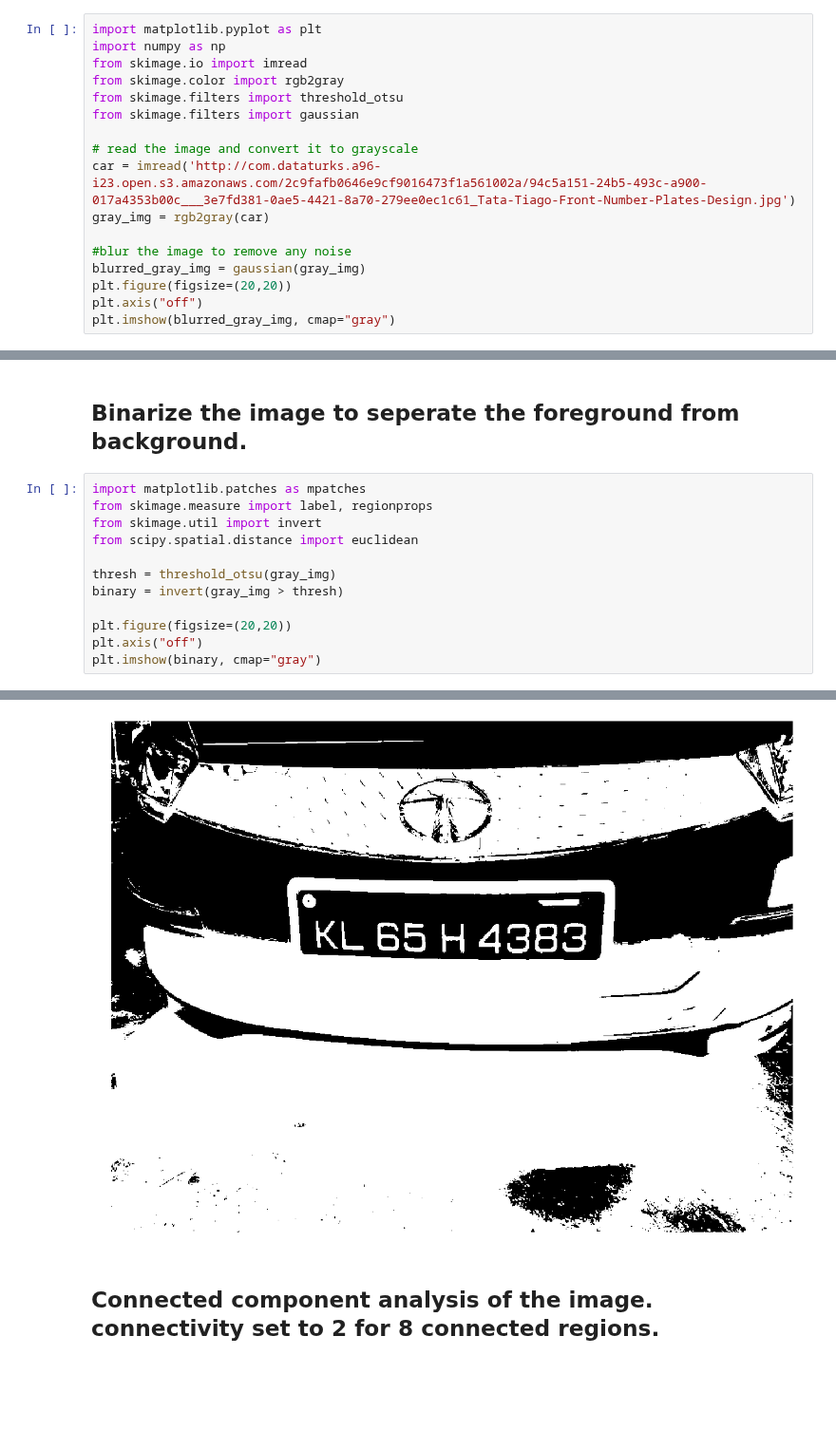
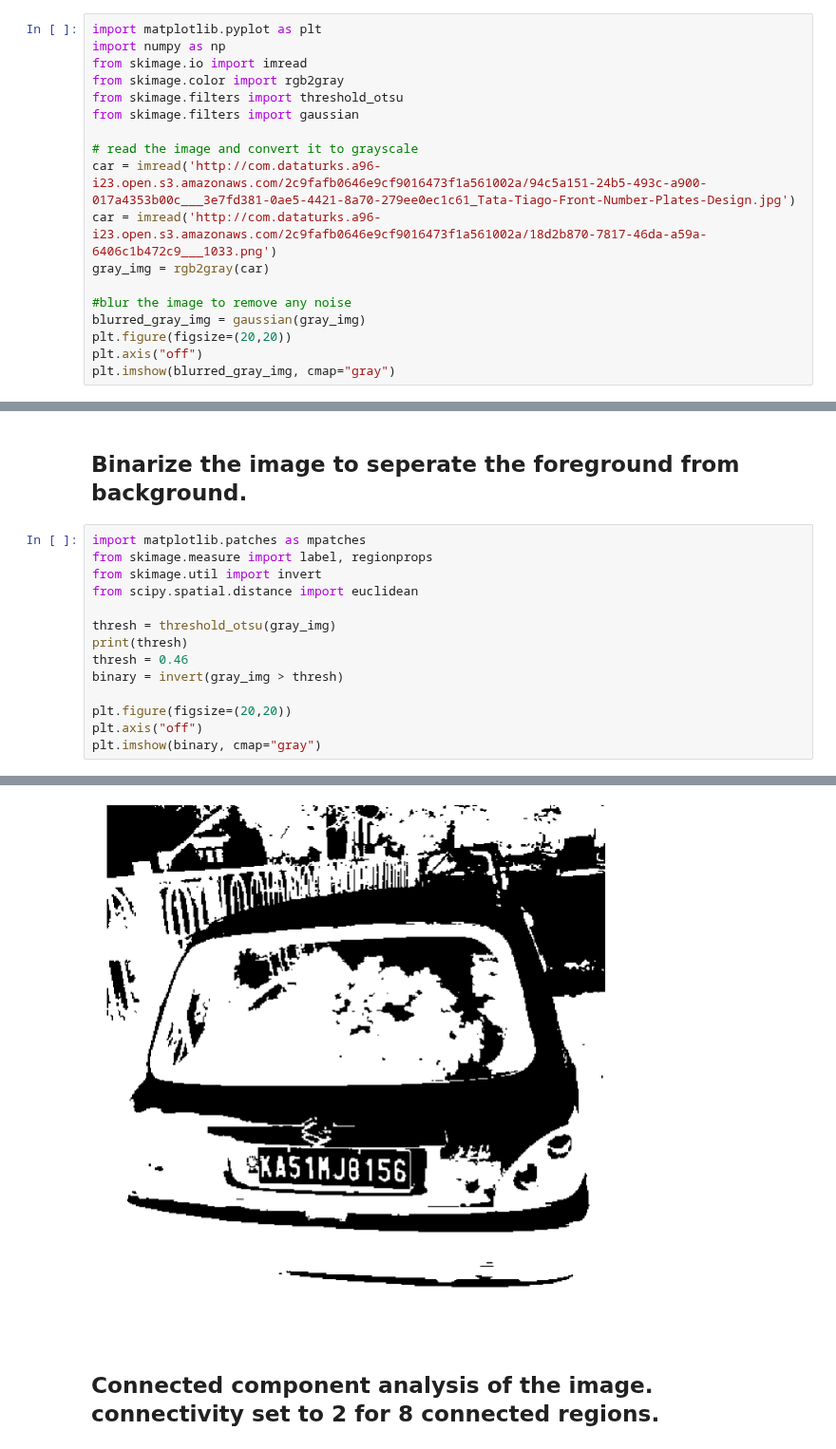
Before and after one commit to muthuspark/ml_research, a Jupyter notebook: Algorithm for detecting and extracting number plates from images of cars.ipynb, the cells around one changed output, grey strips where cells are left out. Shown at 95% size. Cells and saved outputs as stored; diff of their text form; blank space fills up the shorter version.

```diff
--- a/Algorithm for detecting and extracting number plates from images of cars.ipynb
+++ b/Algorithm for detecting and extracting number plates from images of cars.ipynb
@@ -8,6 +8,7 @@ from skimage.filters import gaussian
 
 # read the image and convert it to grayscale
 car = imread('http://com.dataturks.a96-i23.open.s3.amazonaws.com/2c9fafb0646e9cf9016473f1a561002a/94c5a151-24b5-493c-a900-017a4353b00c___3e7fd381-0ae5-4421-8a70-279ee0ec1c61_Tata-Tiago-Front-Number-Plates-Design.jpg')
+car = imread('http://com.dataturks.a96-i23.open.s3.amazonaws.com/2c9fafb0646e9cf9016473f1a561002a/18d2b870-7817-46da-a59a-6406c1b472c9___1033.png')
 gray_img = rgb2gray(car)
 
 #blur the image to remove any noise
@@ -26,6 +28,8 @@ from skimage.util import invert
 from scipy.spatial.distance import euclidean
 
 thresh = threshold_otsu(gray_img)
+print(thresh)
+thresh = 0.46
 binary = invert(gray_img > thresh)
 
 plt.figure(figsize=(20,20))
@@ -36,4 +41,4 @@ plt.imshow(binary, cmap="gray")
-[figure, old version]
+[figure, new version]
 # %% [markdown]
 ## Connected component analysis of the image. connectivity set to 2 for 8 connected regions.
 # %%
```
Also changed, not shown: parts of 5 cells of this notebook, 5 other files.
